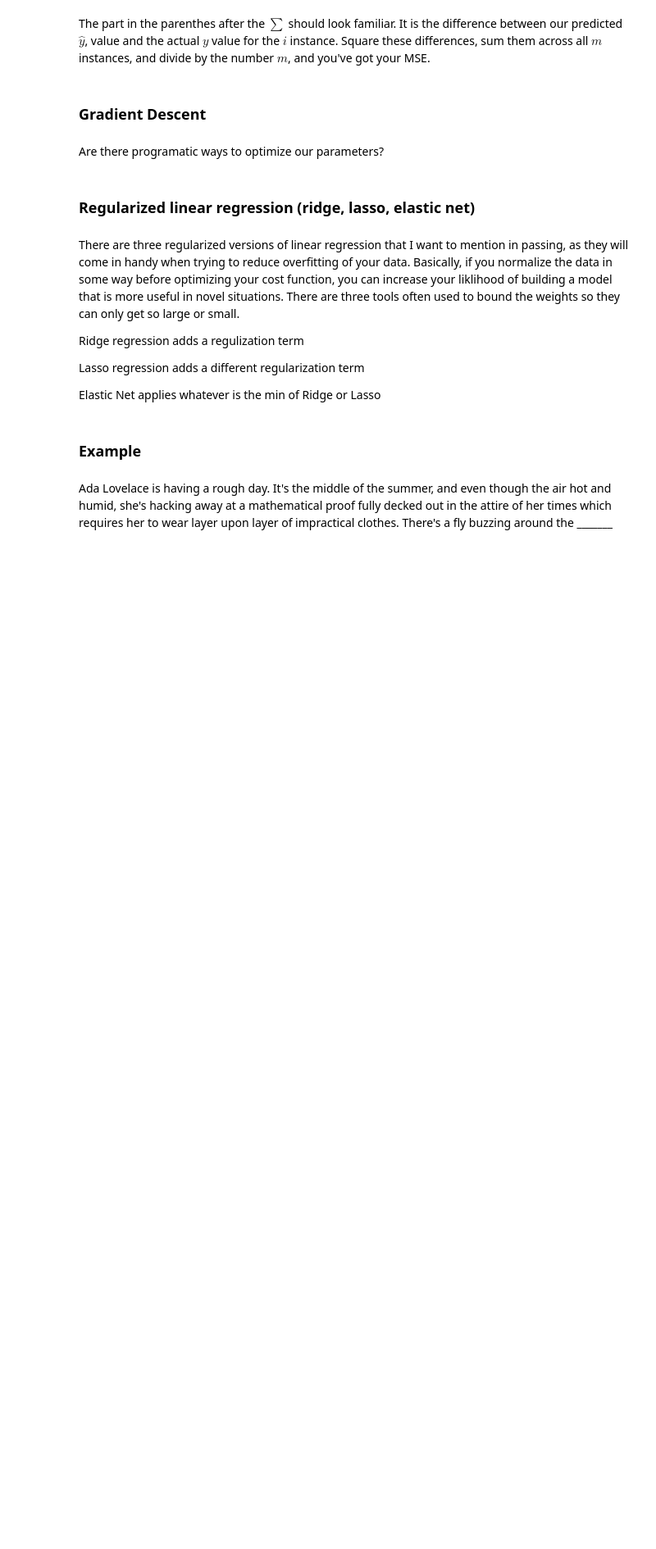
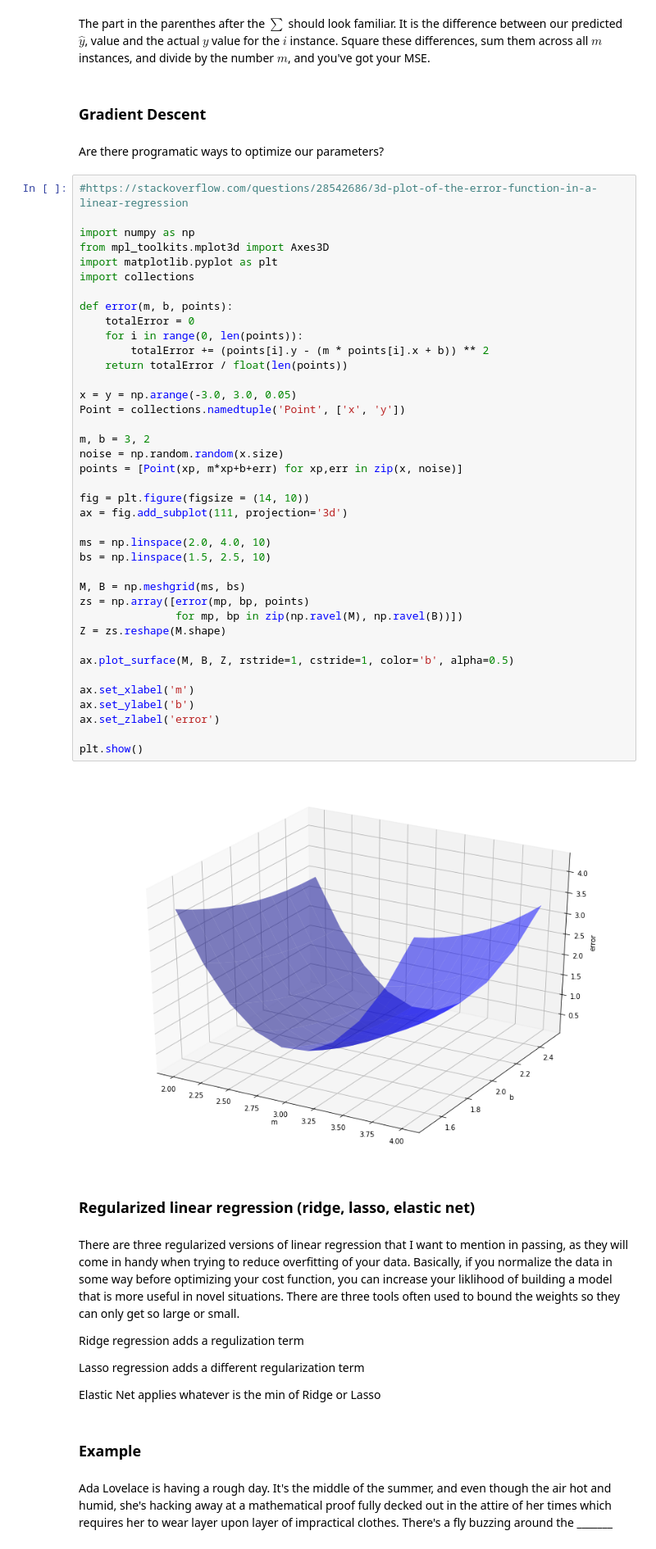
Before and after one commit to Jimmy-INL/society_after_certainty, a Jupyter notebook: 04.Regression/04.Regression.ipynb, the cells around one changed output. Shown at 82% size. Cells and saved outputs as stored; diff of their text form; blank space fills up the shorter version.

```diff
--- a/04.Regression/04.Regression.ipynb
+++ b/04.Regression/04.Regression.ipynb
@@ -37,6 +39,47 @@ The part in the parenthes after the $\sum$ should look familiar. It is the diffe
 ### Gradient Descent
 # %% [markdown]
 Are there programatic ways to optimize our parameters?
+# %%
+#https://stackoverflow.com/questions/28542686/3d-plot-of-the-error-function-in-a-linear-regression
+
+import numpy as np
+from mpl_toolkits.mplot3d import Axes3D
+import matplotlib.pyplot as plt
+import collections
+
+def error(m, b, points):
+    totalError = 0
+    for i in range(0, len(points)):
+        totalError += (points[i].y - (m * points[i].x + b)) ** 2
+    return totalError / float(len(points))
+
+x = y = np.arange(-3.0, 3.0, 0.05)
+Point = collections.namedtuple('Point', ['x', 'y'])
+
+m, b = 3, 2
+noise = np.random.random(x.size)
+points = [Point(xp, m*xp+b+err) for xp,err in zip(x, noise)]
+
+fig = plt.figure(figsize = (14, 10))
+ax = fig.add_subplot(111, projection='3d')
+
+ms = np.linspace(2.0, 4.0, 10)
+bs = np.linspace(1.5, 2.5, 10)
+
+M, B = np.meshgrid(ms, bs)
+zs = np.array([error(mp, bp, points)
+               for mp, bp in zip(np.ravel(M), np.ravel(B))])
+Z = zs.reshape(M.shape)
+
+ax.plot_surface(M, B, Z, rstride=1, cstride=1, color='b', alpha=0.5)
+
+ax.set_xlabel('m')
+ax.set_ylabel('b')
+ax.set_zlabel('error')
+
+plt.show()
+# %% [output]
+[figure, added]
 # %% [markdown]
 ### Regularized linear regression (ridge, lasso, elastic net)
 # %% [markdown]
```
Also changed, not shown: parts of 5 cells of this notebook.
